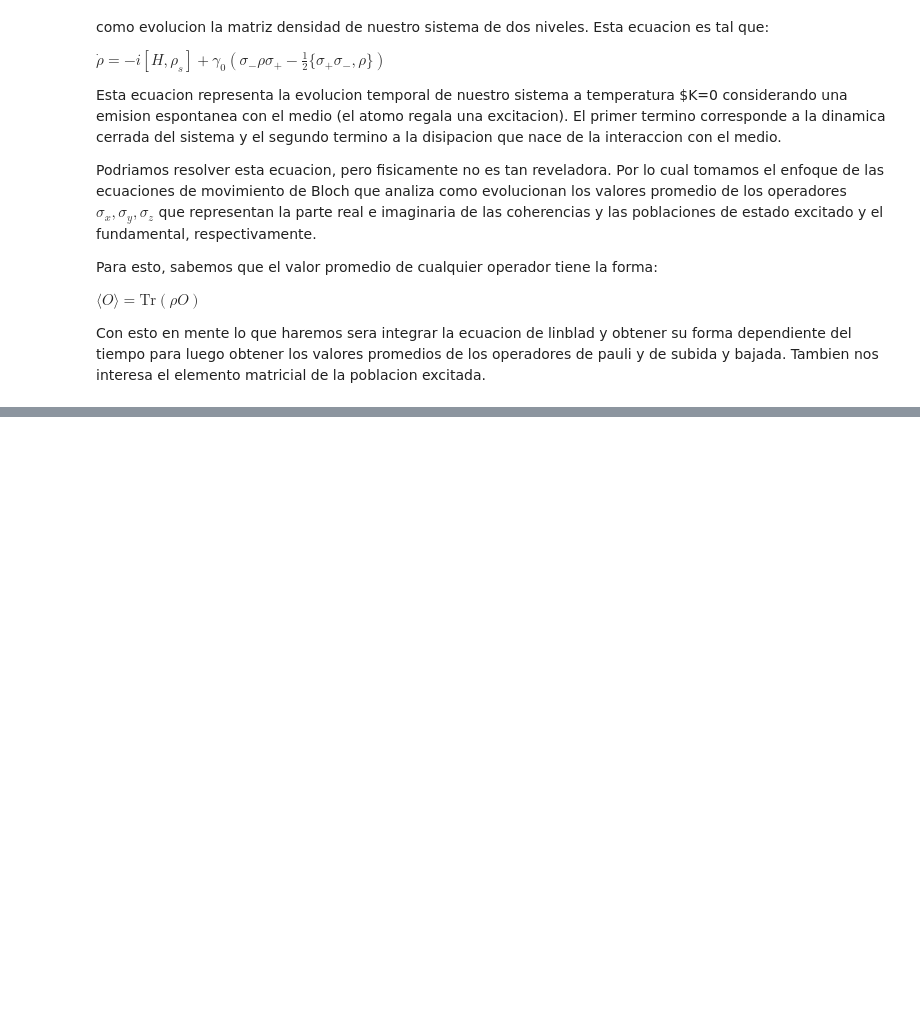
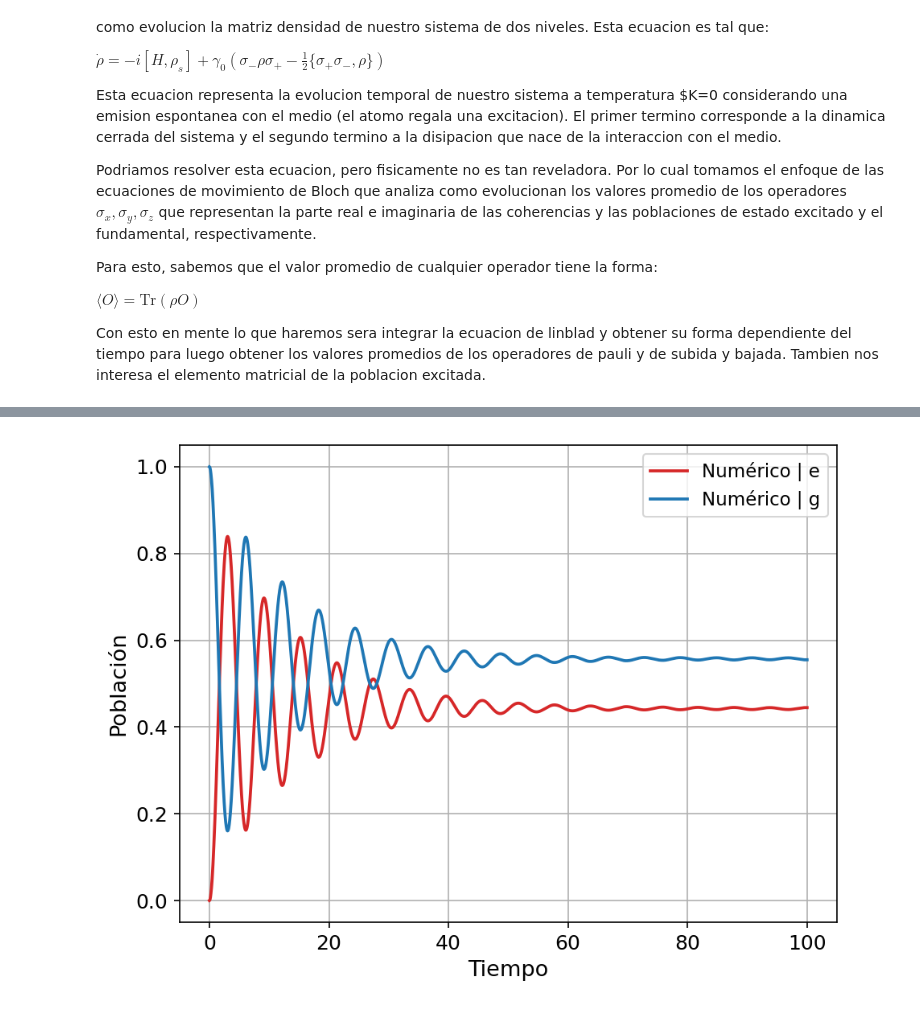
Before and after one commit to AlonsoRecabarren/Computing-Physics, a Jupyter notebook: Semester Proyect/FirstAdvance.ipynb, the cells around one changed output, grey strips where cells are left out. Drawn from its saved outputs; the diff is of its cells as text; code cells hidden in the pictures; blank space fills up the shorter version.

```diff
--- a/Semester Proyect/FirstAdvance.ipynb
+++ b/Semester Proyect/FirstAdvance.ipynb
@@ -215,0 +650,95 @@ print(np.max(np.abs(Mdensity_ee + Mdensity_gg - 1)))
+# %%
+Gamma=0.1*Omega
+delta=0.25
+rates=[Gamma]
+
+H=-(delta/2) * sigma_z + (Omega/2) * sigma_x
+
+#Solucion
+
+sol= solve_ivp(Lindblad, (0,100), Mdensity_0, t_eval=np.linspace(0,100,10000), args=(H, Loper, rates))
+
+#Reconstruimos la matriz densidad y separamos elementos
+
+Mdensity_t = sol.y.T.reshape(-1, 2, 2)
+t = sol.t
+
+Mdensity_ee = np.real([Mdensity[0,0] for Mdensity in Mdensity_t])
+Mdensity_gg = np.real([Mdensity[1,1] for Mdensity in Mdensity_t])
+Mdensity_eg = [Mdensity[0,1] for Mdensity in Mdensity_t]
+Mdensity_ge = [Mdensity[1,0] for Mdensity in Mdensity_t]
+
+#Graficos
+
+plt.rcParams.update({
+    "figure.dpi": 150,
+    "savefig.dpi": 300,
+    "font.size": 12,
+    "axes.labelsize": 13,
+    "legend.fontsize": 11,
+    "axes.grid": True,
+})
+
+# =========================
+# PLOT POBLACIONES
+# =========================
+plt.figure()
+
+# numérico (comparación)
+plt.plot(t, Mdensity_ee, label="Numérico | e", linewidth=1.8, color='tab:red', zorder=2)
+plt.plot(t, Mdensity_gg, label="Numérico | g", linewidth=1.8, color='tab:blue', zorder=2)
+
+plt.xlabel("Tiempo")
+plt.ylabel("Población")
+plt.legend()
+plt.tight_layout()
+plt.show()
+
+print("\n=== VALORES FINALES (POBLACIONES) ===")
+print(f"Numérico | e: {Mdensity_ee[-1]:.6f}")
+print(f"Numérico | g: {Mdensity_gg[-1]:.6f}")
+
+# =========================
+# PLOT COHERENCIAS
+# =========================
+Mdensity_eg_real = np.real(Mdensity_eg)
+Mdensity_eg_imag = np.imag(Mdensity_eg)
+
+plt.figure()
+
+# numérico
+plt.plot(t, Mdensity_eg_real, label="Re(Numérico)", linewidth=1.8, color='tab:red', zorder=2)
+plt.plot(t, Mdensity_eg_imag, label="Im(Numérico)", linewidth=1.8, color='tab:blue', zorder=2)
+
+plt.xlabel("Tiempo")
+plt.ylabel("Coherencias")
+plt.legend()
+plt.tight_layout()
+plt.show()
+
+print("\n=== VALORES FINALES (COHERENCIAS) ===")
+print(f"Re Numérico: {Mdensity_eg_real[-1]:.6f}")
+print(f"Im Numérico: {Mdensity_eg_imag[-1]:.6f}")
+
+#Verificando traza
+
+error_trace = Mdensity_ee + Mdensity_gg - 1
+
+plt.figure()
+plt.plot(t, error_trace, color='black', linewidth=1.5)
+
+plt.axhline(0, linestyle='--', color='gray')
+
+plt.xlabel("Tiempo")
+plt.ylabel(r"$\mathrm{Tr}(\rho)-1$")
+
+plt.ticklabel_format(axis='y', style='sci', scilimits=(-2, 2))
+
+plt.grid()
+plt.tight_layout()
+plt.show()
+
+print("\n=== TRAZA ===")
+print(f"Máximo error: {np.max(np.abs(error_trace)):.3e}")
+# %% [output]
+[figure, added]
```
Also changed, not shown: parts of 20 cells of this notebook.
